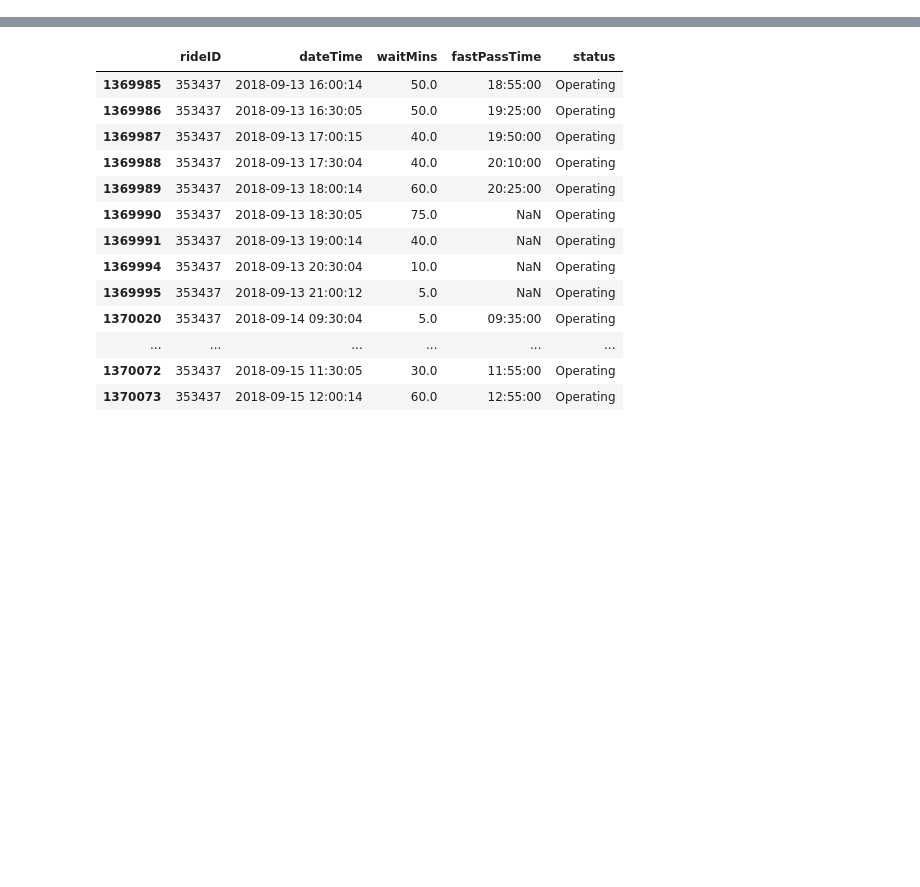
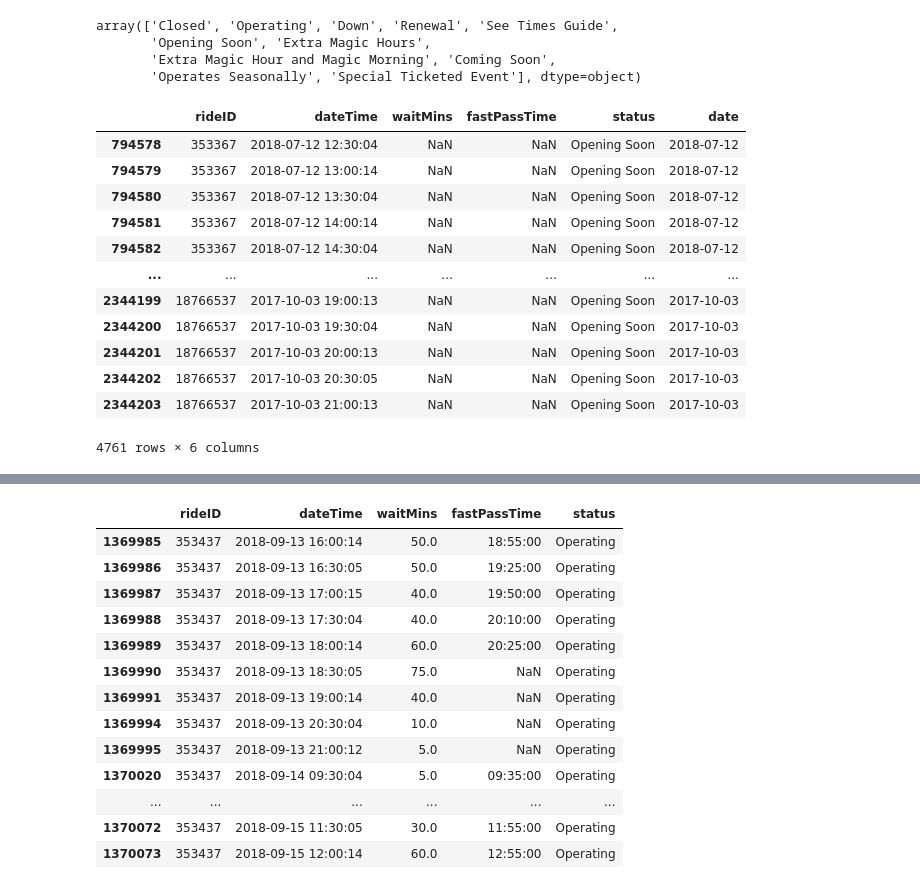
Before and after one commit to Hiroki39/DS-GA-3001-007-Final-Project, a Jupyter notebook: notebooks/analyze.ipynb, the cells around one changed output, grey strips where cells are left out. Saved outputs shown, nothing was run; the diff lists cells and outputs as text; code cells hidden in the pictures; blank space fills up the shorter version.

```diff
--- a/notebooks/analyze.ipynb
+++ b/notebooks/analyze.ipynb
@@ -5,0 +55,23 @@ df = pd.read_csv('disneyRideTimes.csv')
+# %%
+df["status"].unique()
+# %% [output]
+array(['Closed', 'Operating', 'Down', 'Renewal', 'See Times Guide',
+       'Opening Soon', 'Extra Magic Hours',
+       'Extra Magic Hour and Magic Morning', 'Coming Soon',
+       'Operates Seasonally', 'Special Ticketed Event'], dtype=object)
+# %%
+df[df["status"] == "Opening Soon"]
+# %% [output]
+|  | rideID | dateTime | waitMins | fastPassTime | status | date |
+| 794578 | 353367 | 2018-07-12 12:30:04 | NaN | NaN | Opening Soon | 2018-07-12 |
+| 794579 | 353367 | 2018-07-12 13:00:14 | NaN | NaN | Opening Soon | 2018-07-12 |
+| 794580 | 353367 | 2018-07-12 13:30:04 | NaN | NaN | Opening Soon | 2018-07-12 |
+| 794581 | 353367 | 2018-07-12 14:00:14 | NaN | NaN | Opening Soon | 2018-07-12 |
+| 794582 | 353367 | 2018-07-12 14:30:04 | NaN | NaN | Opening Soon | 2018-07-12 |
+| ... | ... | ... | ... | ... | ... | ... |
+| 2344199 | 18766537 | 2017-10-03 19:00:13 | NaN | NaN | Opening Soon | 2017-10-03 |
+| 2344200 | 18766537 | 2017-10-03 19:30:04 | NaN | NaN | Opening Soon | 2017-10-03 |
+| 2344201 | 18766537 | 2017-10-03 20:00:13 | NaN | NaN | Opening Soon | 2017-10-03 |
+| 2344202 | 18766537 | 2017-10-03 20:30:05 | NaN | NaN | Opening Soon | 2017-10-03 |
+| 2344203 | 18766537 | 2017-10-03 21:00:13 | NaN | NaN | Opening Soon | 2017-10-03 |
+4761 rows × 6 columns
```
Also changed, not shown: parts of 15 cells of this notebook, 16 other files.
